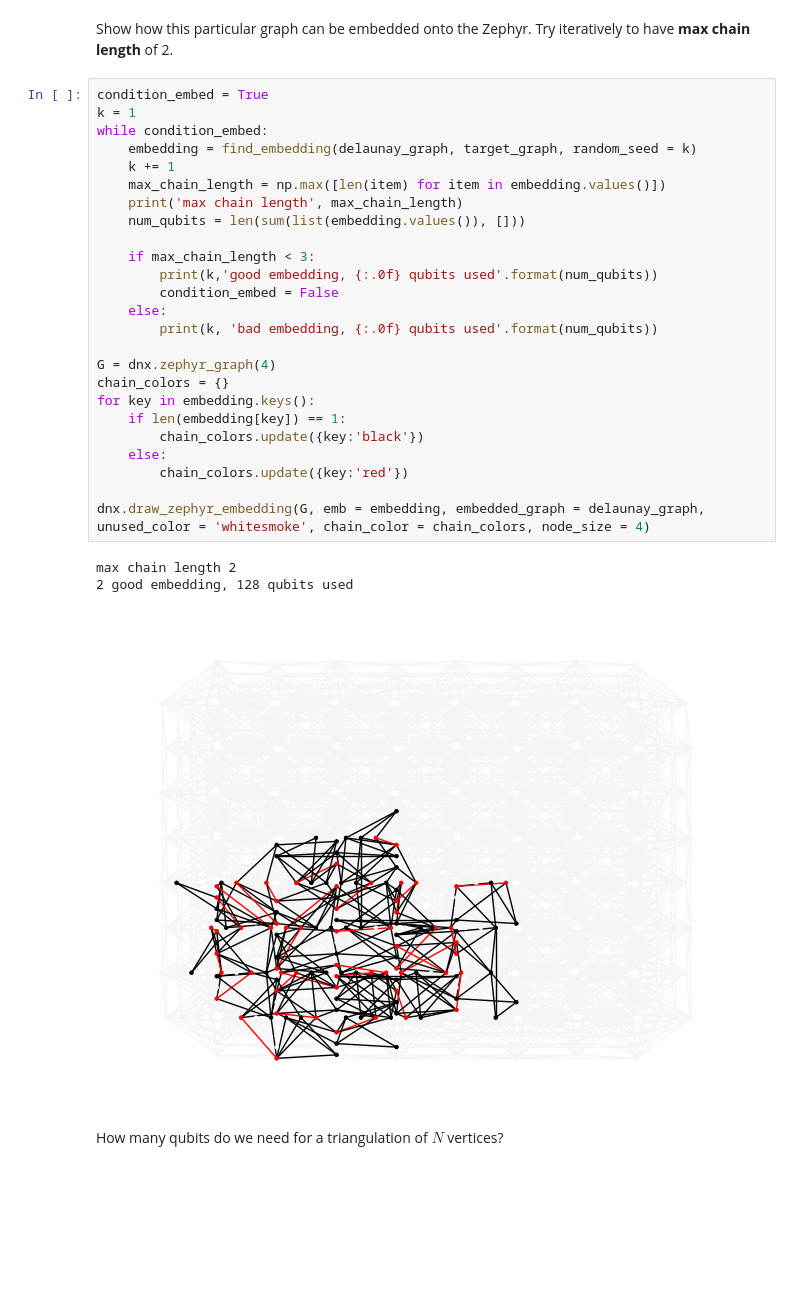
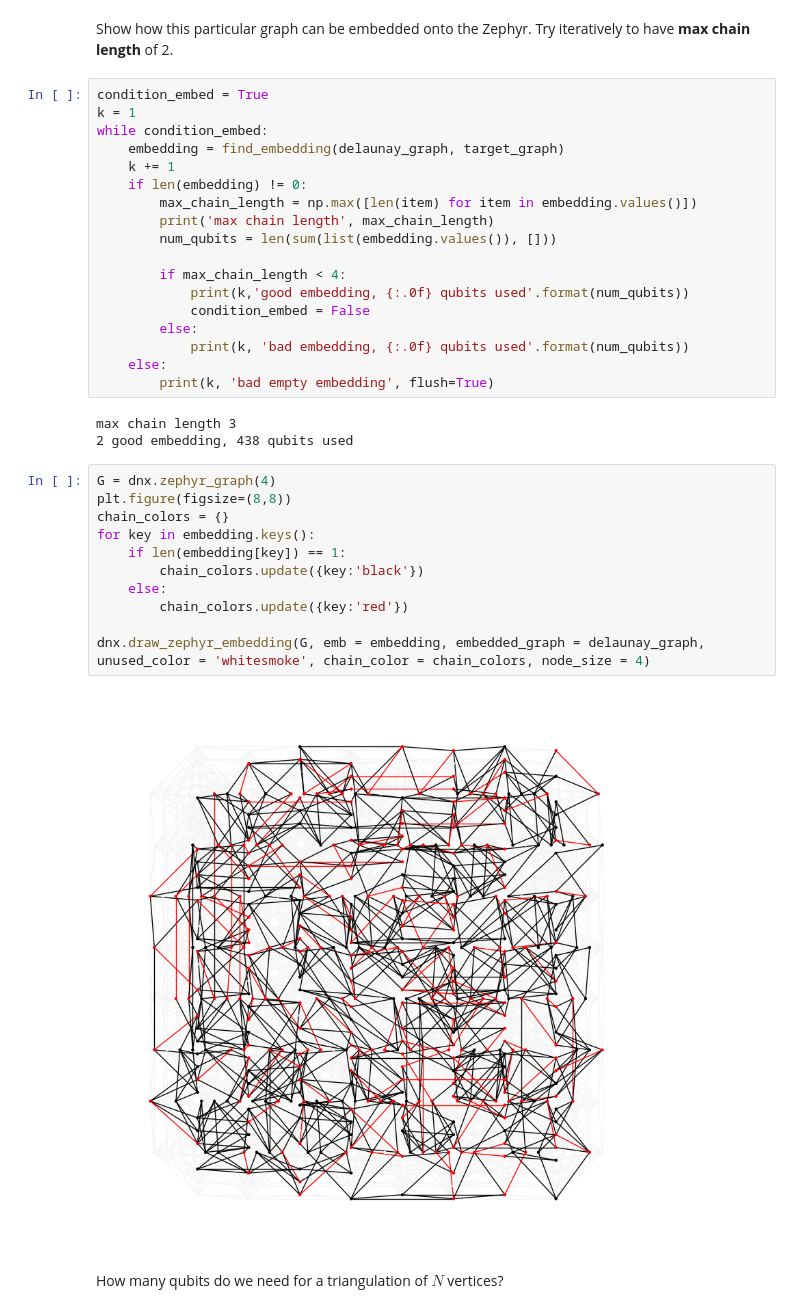
Before and after one commit to vdrouint/random-triangulations, a Jupyter notebook: random-triangulation.ipynb, the cells around one changed output. Cells and saved outputs as stored; diff of their text form; blank space fills up the shorter version.

```diff
--- a/random-triangulation.ipynb
+++ b/random-triangulation.ipynb
@@ -339,31 +357,36 @@ Show how this particular graph can be embedded onto the Zephyr. Try iteratively
 condition_embed = True
 k = 1
 while condition_embed:
-    embedding = find_embedding(delaunay_graph, target_graph, random_seed = k)
+    embedding = find_embedding(delaunay_graph, target_graph)
     k += 1
-    max_chain_length = np.max([len(item) for item in embedding.values()])
-    print('max chain length', max_chain_length)
-    num_qubits = len(sum(list(embedding.values()), []))
+    if len(embedding) != 0:
+        max_chain_length = np.max([len(item) for item in embedding.values()])
+        print('max chain length', max_chain_length)
+        num_qubits = len(sum(list(embedding.values()), []))
 
-    if max_chain_length < 3:
-        print(k,'good embedding, {:.0f} qubits used'.format(num_qubits))
-        condition_embed = False
+        if max_chain_length < 4:
+            print(k,'good embedding, {:.0f} qubits used'.format(num_qubits))
+            condition_embed = False
+        else:
+            print(k, 'bad embedding, {:.0f} qubits used'.format(num_qubits))
     else:
-        print(k, 'bad embedding, {:.0f} qubits used'.format(num_qubits))
-
-G = dnx.zephyr_graph(4)
-chain_colors = {}
-for key in embedding.keys():
-    if len(embedding[key]) == 1:
-        chain_colors.update({key:'black'})
-    else:
-        chain_colors.update({key:'red'})
-
-dnx.draw_zephyr_embedding(G, emb = embedding, embedded_graph = delaunay_graph, unused_color = 'whitesmoke', chain_color = chain_colors, node_size = 4)
+        print(k, 'bad empty embedding', flush=True)
 # %% [output]
-max chain length 2
-2 good embedding, 128 qubits used
+max chain length 3
+2 good embedding, 438 qubits used
-[figure, removed]
+# %%
+G = dnx.zephyr_graph(4)
+plt.figure(figsize=(8,8))
+chain_colors = {}
+for key in embedding.keys():
+    if len(embedding[key]) == 1:
+        chain_colors.update({key:'black'})
+    else:
+        chain_colors.update({key:'red'})
+
+dnx.draw_zephyr_embedding(G, emb = embedding, embedded_graph = delaunay_graph, unused_color = 'whitesmoke', chain_color = chain_colors, node_size = 4)
+# %% [output]
+[figure, added]
 # %% [markdown]
 How many qubits do we need for a triangulation of $N$ vertices?
 # %%
```
Also changed, not shown: parts of 6 cells of this notebook, 3 other files.
